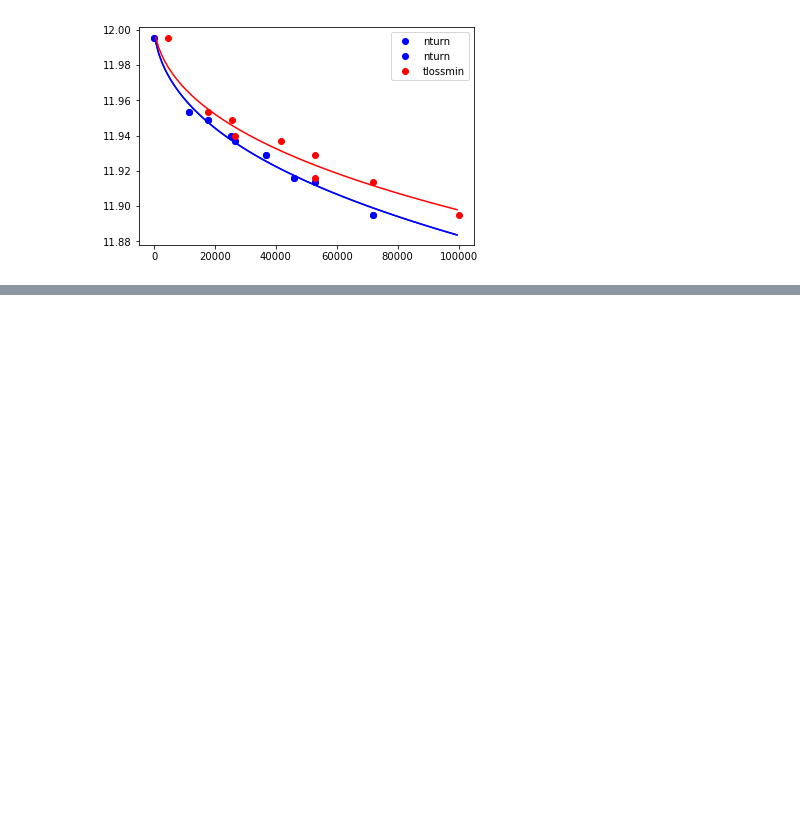
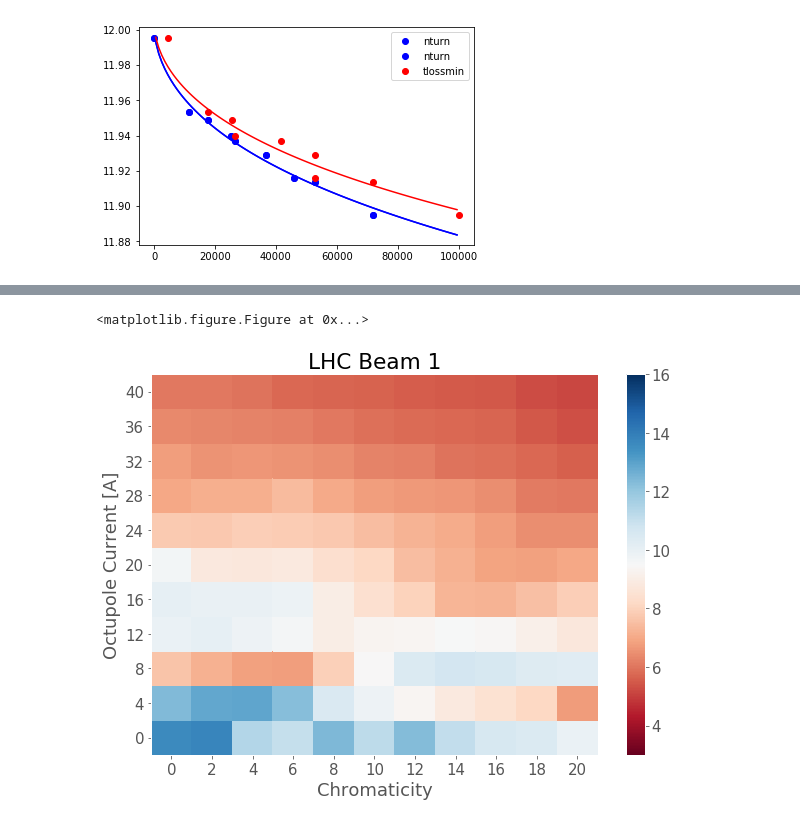
Before and after one commit to mtitze/HL-LHC, a Jupyter notebook: examples/development_fitting.ipynb, the cells around one changed output, grey strips where cells are left out. Saved outputs shown, nothing was run; the diff lists cells and outputs as text; code cells hidden in the pictures; blank space fills up the shorter version.

```diff
--- a/examples/development_fitting.ipynb
+++ b/examples/development_fitting.ipynb
@@ -18,8 +68,10 @@ Initialize the davst class and perform the fit on the data
 # %%
 basedir = '/media/phermes/local/DA_studies/injection_2016/db/'
 # %%
+basedir = '/media/phermes/local/DA_studies/injection_2016/db/'
 chroma, ioct = 0,0
 d = davst(basedir+"lhc_b1_inj_2016_qp_{0}_ioct_{1}.db".format(chroma,ioct),emit=2.5)
+d.monotonicity_check = False
 d.fit(save=True)
 d.get_extrapolated_da(minutes=30,save=True)
 # %%
@@ -28,5 +80,6 @@ for chroma in range(0,22,2):
         print("lhc_b1_inj_2016_qp_{0}_ioct_{1}.db".format(chroma,ioct))
         name = basedir+"lhc_b1_inj_2016_qp_{0}_ioct_{1}.db".format(chroma,ioct)
         d = davst(name,emit=2.5)
+        d.monotonicity_check = False
         d.fit(save=True)
         d.get_extrapolated_da(minutes=30,save=True)
@@ -282,0 +305,10 @@ plt.show()
+# %%
+output = []
+for chroma in range(0,22,2):
+    for ioct in range(0,44,4):
+        name = basedir+"lhc_b1_inj_2016_qp_{0}_ioct_{1}.db".format(chroma,ioct)
+        d    = davst(name,emit=2.5)
+        d.extrapolated_da = d.extrapolated_da[d.extrapolated_da['exda_1800_sec']>5]
+        exda = d.extrapolated_da['exda_1800_sec']
+        output.append([chroma, ioct, exda.min(), exda.max(), exda.mean(), exda.std()])
+output = pd.DataFrame(output,columns=['chroma','ioct','damin','damax','daavg','dastd'])
@@ -282,0 +336,30 @@ plt.show()
+# %%
+fig = plt.figure(figsize=[12,9])
+import matplotlib
+font = {'size'   : 15}
+plt.style.use('ggplot')
+
+matplotlib.rc('font', **font)
+
+loss_lim1, loss_lim2 = 1e-3, 1e0
+
+fig = plt.figure(figsize=[10,7])
+ax1 = fig.add_subplot(111)
+
+X,Y,Z = prepare_pcolormesh(output, 'chroma','ioct','daavg',offset=[-1,-2,0])
+
+ax1.set_title('LHC Beam 1')
+ax1.set_xlabel("Chromaticity")
+ax1.set_ylabel("Octupole Current [A]")
+
+im1 = ax1.pcolormesh(X,Y,Z, cmap=cm.RdBu, vmin=3, vmax=16)
+fig.colorbar(im1,ax=ax1)
+# fig.colorbar(im1,label=r'Mean DA after 30min [$\sigma$]',ax=ax1)
+
+ax1.set_xticks(np.array(range(0,21,2)))
+ax1.set_yticks(np.array(range(0,41,4)))
+
+plt.show()
+# %% [output]
+<matplotlib.figure.Figure at 0x...>
+[figure, added]
```
Also changed, not shown: parts of 31 cells of this notebook.
